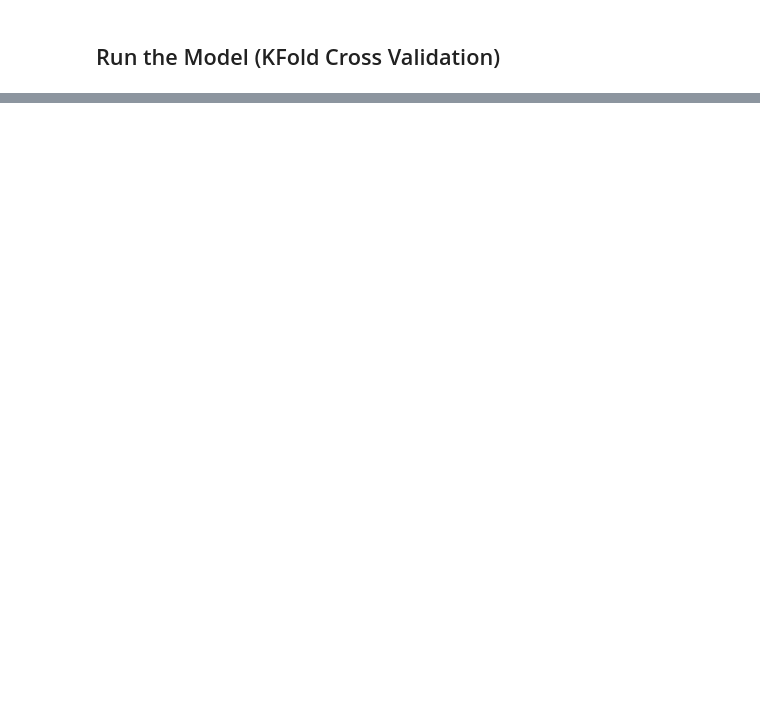
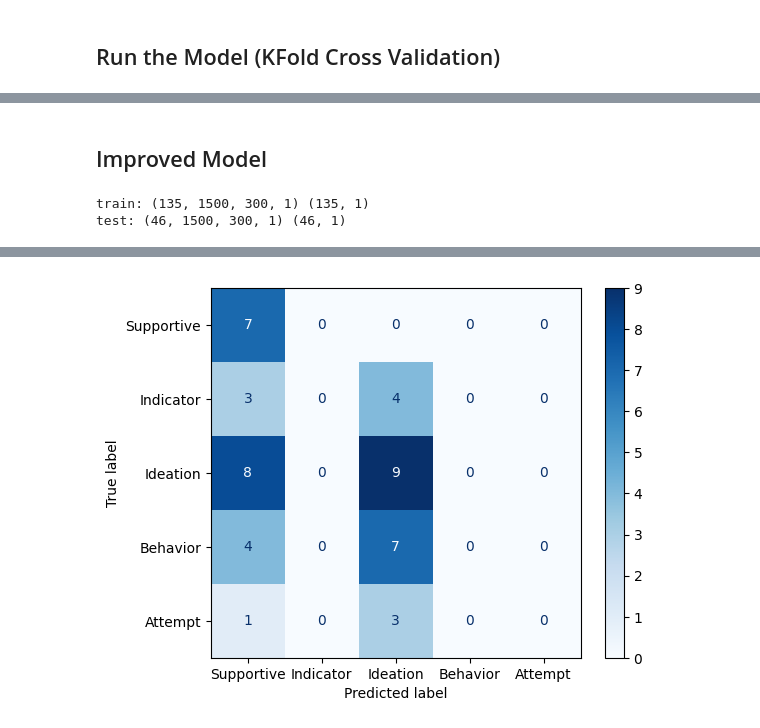
Before and after one commit to bpopp/CSE-6250-Final-Project, a Jupyter notebook: CSE-6250-Team-A1-Full Source Code.ipynb, the cells around one changed output, grey strips where cells are left out. Saved outputs shown, nothing was run; the diff lists cells and outputs as text; code cells hidden in the pictures; blank space fills up the shorter version.

```diff
--- a/CSE-6250-Team-A1-Full Source Code.ipynb
+++ b/CSE-6250-Team-A1-Full Source Code.ipynb
@@ -346,0 +339,37 @@ Epoch 5/5
+# %% [markdown]
+## Improved Model
+# %%
+x_train, x_test, y_train, y_test = train_test_split( x_data_all , y_data_df, test_size=0.25)
+print ( 'train:', x_train.shape, y_train.shape )
+print ( 'test:', x_test.shape, y_test.shape )
+# %% [output]
+train: (135, 1500, 300, 1) (135, 1)
+test: (46, 1500, 300, 1) (46, 1)
+# %%
+epochs = 5
+input_shape = (1500,300,1)
+input = Input(shape=input_shape, dtype='float32')
+conv_layers = []
+for filter in [3,4,5]:
+    conv2d = Conv2D(filters=100, kernel_size=(filter, 300), strides=(1, 300),
+                    padding='same', data_format='channels_last', input_shape=input_shape,
+                    activation='relu')(input)
+    conv_layers.append ( MaxPool2D(pool_size=(1500, 1))(conv2d) )
+
+l_concat = Concatenate(axis=1)(conv_layers)
+l_flat = Flatten()(l_concat)
+l_drop = Dropout(rate=0.3, name='flat_drop')(l_flat)
+output = Dense(units=5, activation='softmax', name='cnn_op')(l_drop)
+
+m = Model(input, output)
+m.compile(optimizer=Adam(learning_rate=0.001), loss='categorical_crossentropy', metrics=['accuracy'])
+m.fit(x=x_train, y=to_categorical(y_train), batch_size=4, epochs=epochs, verbose=1)
+
+y_pred = m.predict(x_test)
+y_pred = np.argmax(y_pred, axis=-1) ## find the predicted classifier with the highest probability
+y_true = y_test.values ## convert back to numpy
+
+ConfusionMatrixDisplay(confusion_matrix ( y_true, y_pred ),
+          display_labels=list(severity_classes.keys()) )\
+  .plot(cmap=plt.cm.Blues);
+# %% [output]
@@ -346,0 +388 @@ Epoch 5/5
+[figure, added]
```
Also changed, not shown: parts of 7 cells of this notebook, 1 other file.
